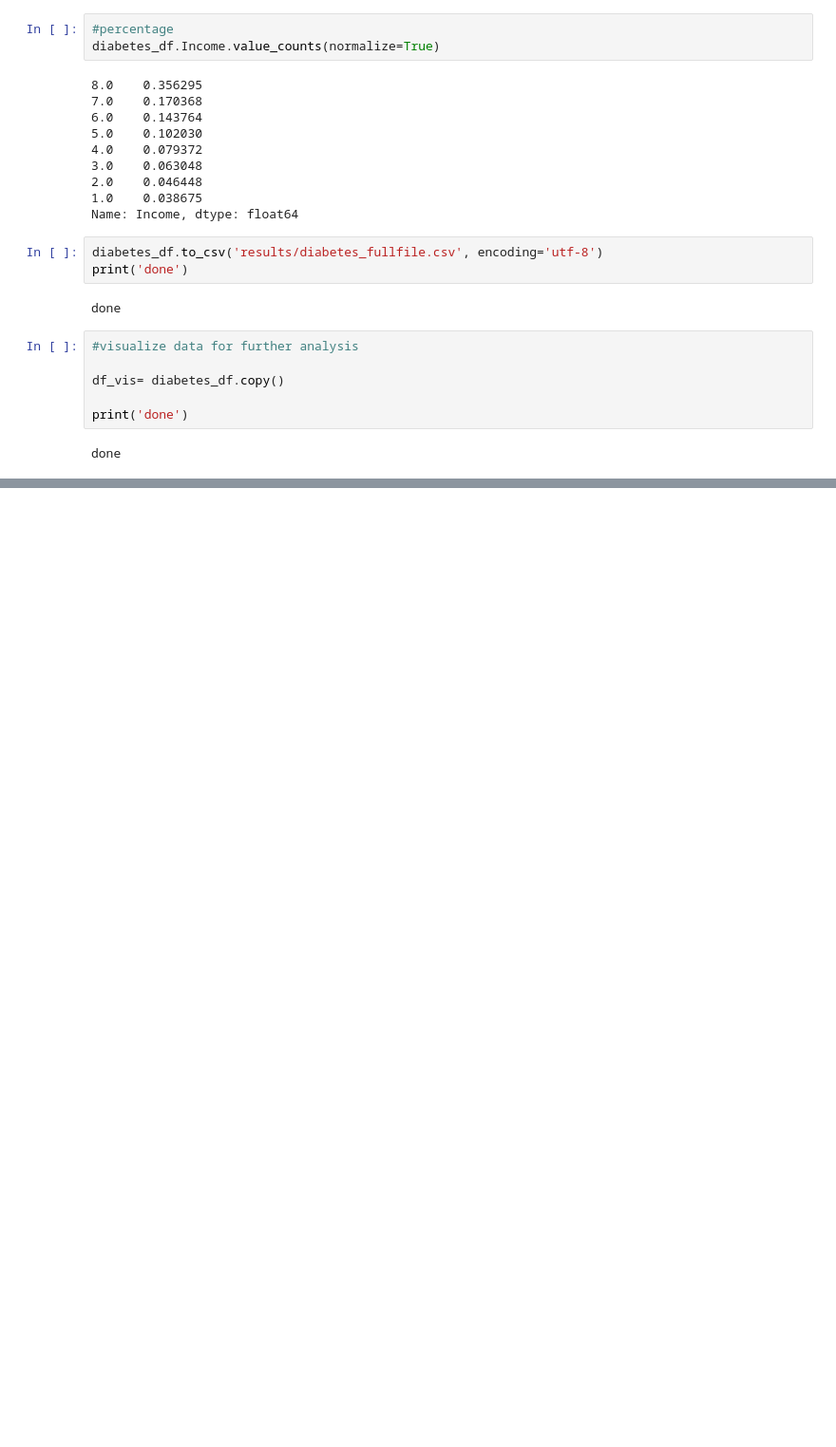
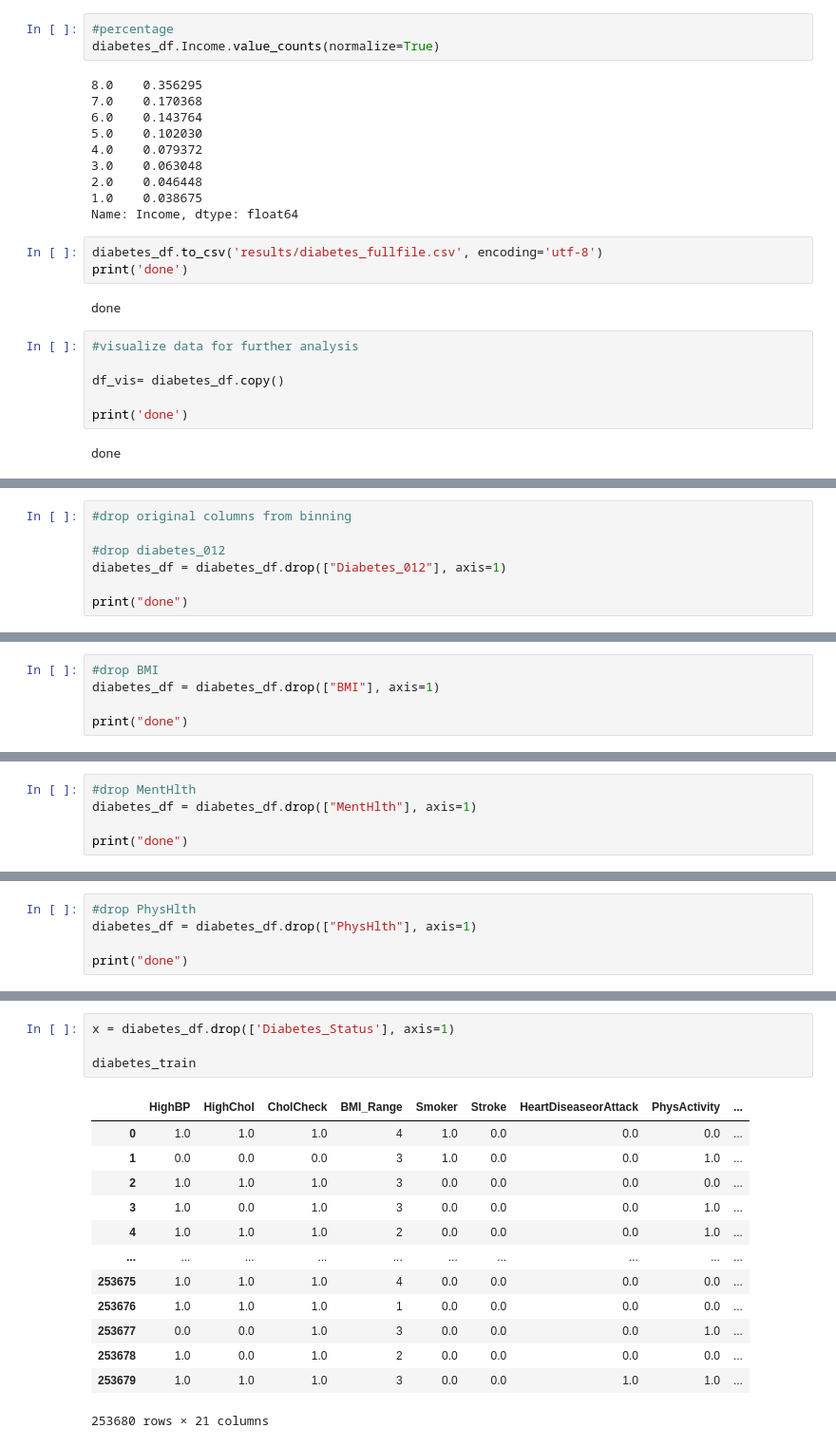
Before and after one commit to TRNisbet/laughing-octo-pancake, a Jupyter notebook: Raw_Data_PreProcessing_Complete.ipynb, the cells around one changed output, grey strips where cells are left out. Shown at 95% size. Drawn from its saved outputs; the diff is of its cells as text; blank space fills up the shorter version.

```diff
--- a/Sunday_work_No_Dupes_Kellie.ipynb
+++ b/Raw_Data_PreProcessing_Complete.ipynb
@@ -928,0 +944,7 @@ Loosely Correlated (recommended to drop)
+# %%
+#drop original columns from binning
+
+#drop diabetes_012
+diabetes_df = diabetes_df.drop(["Diabetes_012"], axis=1)
+
+print("done")
@@ -928,0 +953,5 @@ Loosely Correlated (recommended to drop)
+# %%
+#drop BMI
+diabetes_df = diabetes_df.drop(["BMI"], axis=1)
+
+print("done")
@@ -928,0 +960,5 @@ Loosely Correlated (recommended to drop)
+# %%
+#drop MentHlth
+diabetes_df = diabetes_df.drop(["MentHlth"], axis=1)
+
+print("done")
@@ -928,0 +967,5 @@ Loosely Correlated (recommended to drop)
+# %%
+#drop PhysHlth
+diabetes_df = diabetes_df.drop(["PhysHlth"], axis=1)
+
+print("done")
@@ -928,0 +1002,18 @@ Loosely Correlated (recommended to drop)
+# %%
+x = diabetes_df.drop(['Diabetes_Status'], axis=1)
+
+diabetes_train
+# %% [output]
+|  | HighBP | HighChol | CholCheck | BMI_Range | Smoker | Stroke | HeartDiseaseorAttack | PhysActivity | ... |
+| 0 | 1.0 | 1.0 | 1.0 | 4 | 1.0 | 0.0 | 0.0 | 0.0 | ... |
+| 1 | 0.0 | 0.0 | 0.0 | 3 | 1.0 | 0.0 | 0.0 | 1.0 | ... |
+| 2 | 1.0 | 1.0 | 1.0 | 3 | 0.0 | 0.0 | 0.0 | 0.0 | ... |
+| 3 | 1.0 | 0.0 | 1.0 | 3 | 0.0 | 0.0 | 0.0 | 1.0 | ... |
+| 4 | 1.0 | 1.0 | 1.0 | 2 | 0.0 | 0.0 | 0.0 | 1.0 | ... |
+| ... | ... | ... | ... | ... | ... | ... | ... | ... | ... |
+| 253675 | 1.0 | 1.0 | 1.0 | 4 | 0.0 | 0.0 | 0.0 | 0.0 | ... |
+| 253676 | 1.0 | 1.0 | 1.0 | 1 | 0.0 | 0.0 | 0.0 | 0.0 | ... |
+| 253677 | 0.0 | 0.0 | 1.0 | 3 | 0.0 | 0.0 | 0.0 | 1.0 | ... |
+| 253678 | 1.0 | 0.0 | 1.0 | 2 | 0.0 | 0.0 | 0.0 | 0.0 | ... |
+| 253679 | 1.0 | 1.0 | 1.0 | 3 | 0.0 | 0.0 | 1.0 | 1.0 | ... |
+253680 rows × 21 columns
```
Also changed, not shown: parts of 38 cells of this notebook.
